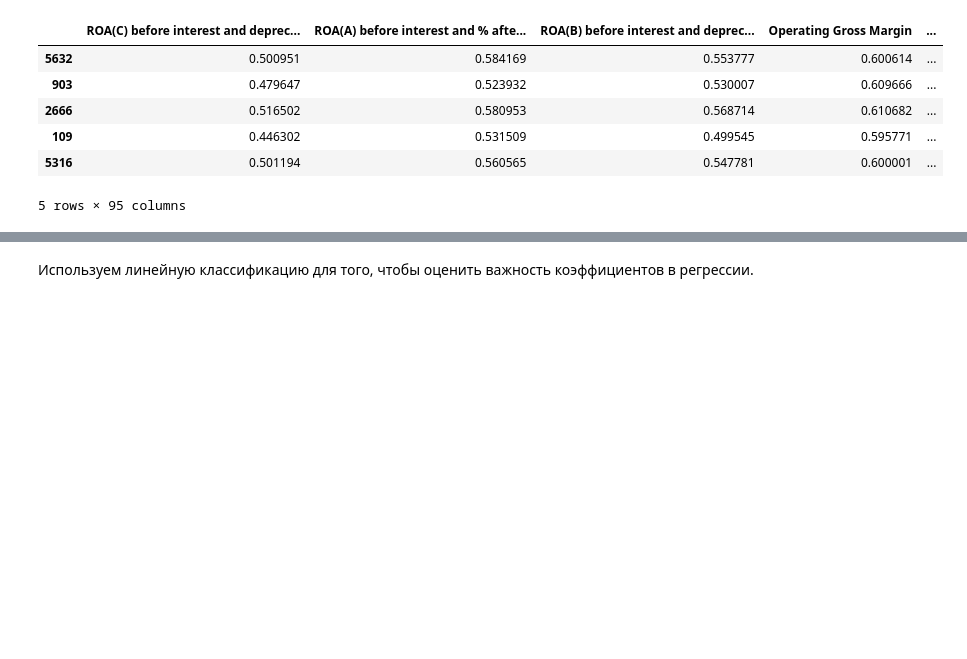
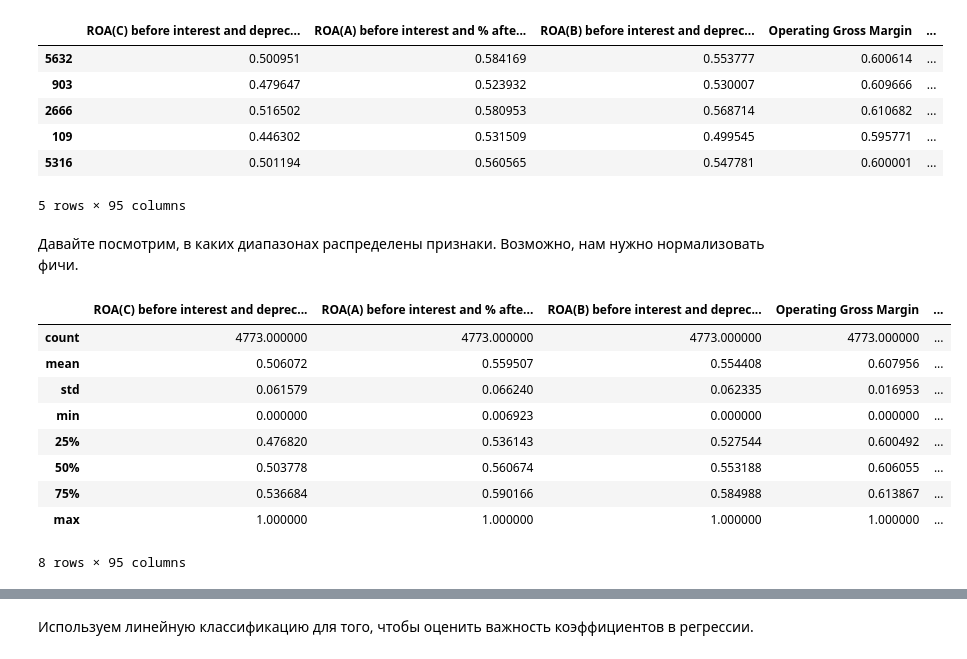
Before and after one commit to AnomaliesProject/Coursework, a Jupyter notebook: notebooks/Bankruptcy_EDA_LinModel.ipynb, the cells around one changed output, grey strips where cells are left out. Saved outputs shown, nothing was run; the diff lists cells and outputs as text; code cells hidden in the pictures; blank space fills up the shorter version.

```diff
--- a/notebooks/Bankruptcy_EDA_LinModel.ipynb
+++ b/notebooks/Bankruptcy_EDA_LinModel.ipynb
@@ -75,3 +79,19 @@ X_train.head()
 | 109 | 0.446302 | 0.531509 | 0.499545 | 0.595771 | ... |
 | 5316 | 0.501194 | 0.560565 | 0.547781 | 0.600001 | ... |
 5 rows × 95 columns
+# %% [markdown]
+Давайте посмотрим, в каких диапазонах распределены признаки. Возможно, нам нужно нормализовать фичи.
+# %%
+X_train_distributions = X_train.describe()
+X_train_distributions
+# %% [output]
+|  | ROA(C) before interest and deprec... | ROA(A) before interest and % afte... | ROA(B) before interest and deprec... | Operating Gross Margin | ... |
+| count | 4773.000000 | 4773.000000 | 4773.000000 | 4773.000000 | ... |
+| mean | 0.506072 | 0.559507 | 0.554408 | 0.607956 | ... |
+| std | 0.061579 | 0.066240 | 0.062335 | 0.016953 | ... |
+| min | 0.000000 | 0.006923 | 0.000000 | 0.000000 | ... |
+| 25% | 0.476820 | 0.536143 | 0.527544 | 0.600492 | ... |
+| 50% | 0.503778 | 0.560674 | 0.553188 | 0.606055 | ... |
+| 75% | 0.536684 | 0.590166 | 0.584988 | 0.613867 | ... |
+| max | 1.000000 | 1.000000 | 1.000000 | 1.000000 | ... |
+8 rows × 95 columns
```
Also changed, not shown: parts of 31 cells of this notebook.
